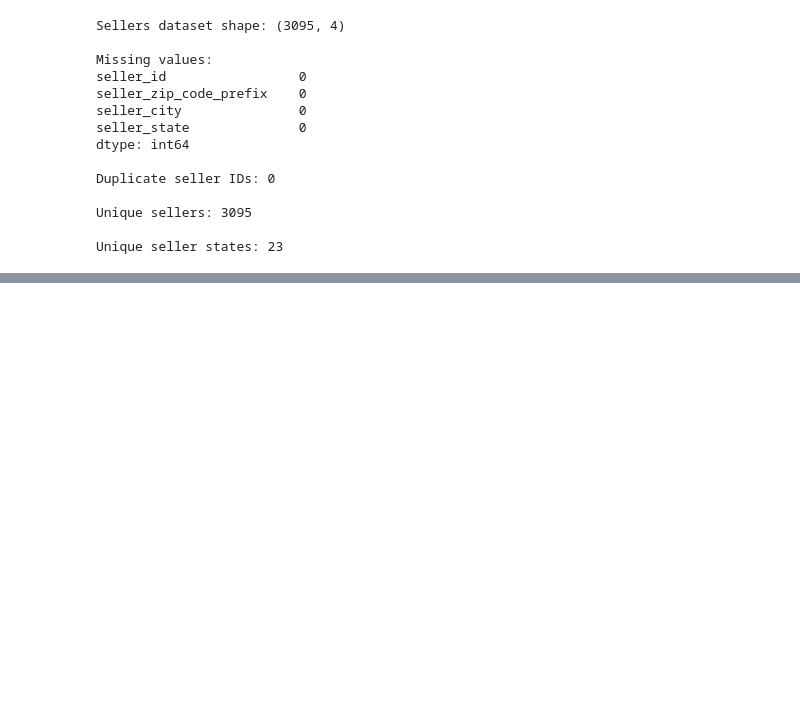
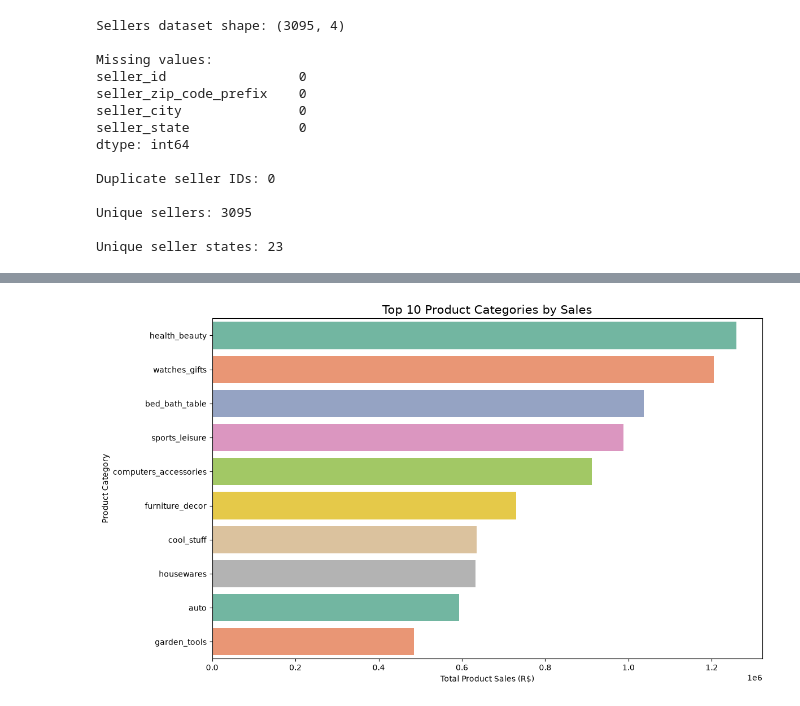
Before and after one commit to Gyrith/E-Commerce-Business-Analytics, a Jupyter notebook: E-Commerce Business Analytics.ipynb, the cells around one changed output, grey strips where cells are left out. Saved outputs shown, nothing was run; the diff lists cells and outputs as text; code cells hidden in the pictures; blank space fills up the shorter version.

```diff
--- a/E-Commerce Business Analytics.ipynb
+++ b/E-Commerce Business Analytics.ipynb
@@ -1451,0 +1843,5 @@ Unique seller states: 23
+# %%
+category_sales = (items_analysis.groupby('product_category_name_english')['price'].sum().sort_values(ascending=False))
+
+print("Top 10 Product Categories by Sales:")
+print(category_sales.head(10))
@@ -1451,0 +1862,12 @@ Unique seller states: 23
+# %%
+plt.figure(figsize=(12, 7))
+
+sns.barplot(x=category_sales.head(10).values,y=category_sales.head(10).index,hue=category_sales.head(10).index,palette='Set2',legend=False)
+
+plt.title('Top 10 Product Categories by Sales', fontsize=15)
+plt.xlabel('Total Product Sales (R$)')
+plt.ylabel('Product Category')
+plt.tight_layout()
+plt.show()
+# %% [output]
+[figure, added]
```
Also changed, not shown: parts of 54 cells of this notebook.
